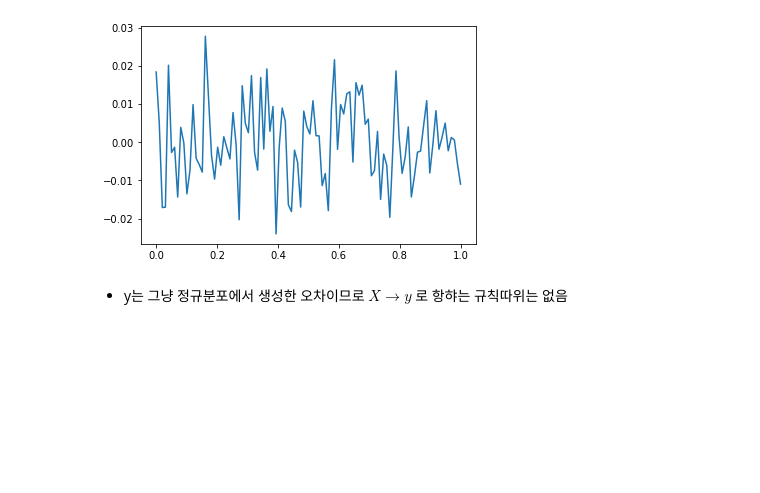
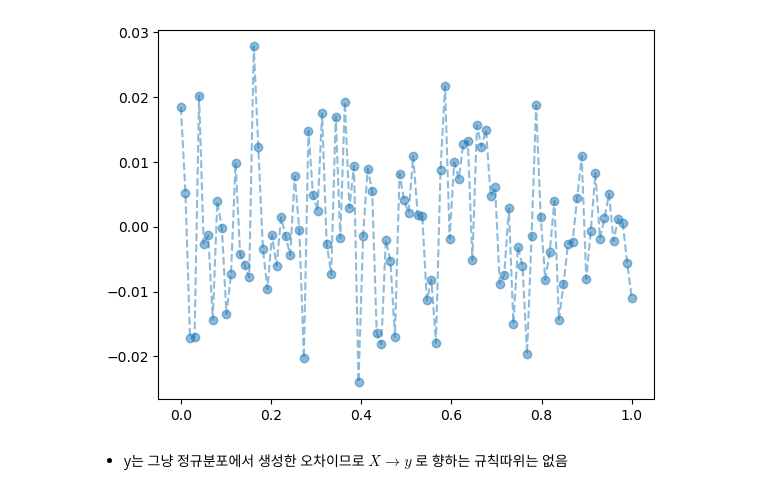
Before and after one commit to guebin/DL2024, a Jupyter notebook: docs/posts/04wk-2.out.ipynb, the cells around one changed output. Drawn from its saved outputs; the diff is of its cells as text; code cells hidden in the pictures; blank space fills up the shorter version.

```diff
--- a/docs/posts/04wk-2.out.ipynb
+++ b/docs/posts/04wk-2.out.ipynb
@@ -41,13 +44,13 @@ $\epsilon_i \sim N(0,0.01^2)$
 # %%
 torch.manual_seed(5)
-x=torch.linspace(0,1,100).reshape(100,1)
-y=torch.randn(100).reshape(100,1)*0.01
-plt.plot(x,y)
+x = torch.linspace(0,1,100).reshape(100,1)
+y = torch.randn(100).reshape(100,1)*0.01
+plt.plot(x,y,'--o',alpha=0.5)
 # %% [output]
-[figure, old version]
+[figure, new version]
-# %% [markdown]
--   y는 그냥 정규분포에서 생성한 오차이므로 $X \to y$ 로 항햐는
-    규칙따위는 없음
+# %% [markdown]
+-   y는 그냥 정규분포에서 생성한 오차이므로 $X \to y$ 로 향하는
+    규칙따위는 없음
 # %%
 torch.manual_seed(1)
 net=torch.nn.Sequential(
```
Also changed, not shown: parts of 53 cells of this notebook, 34 other files.
